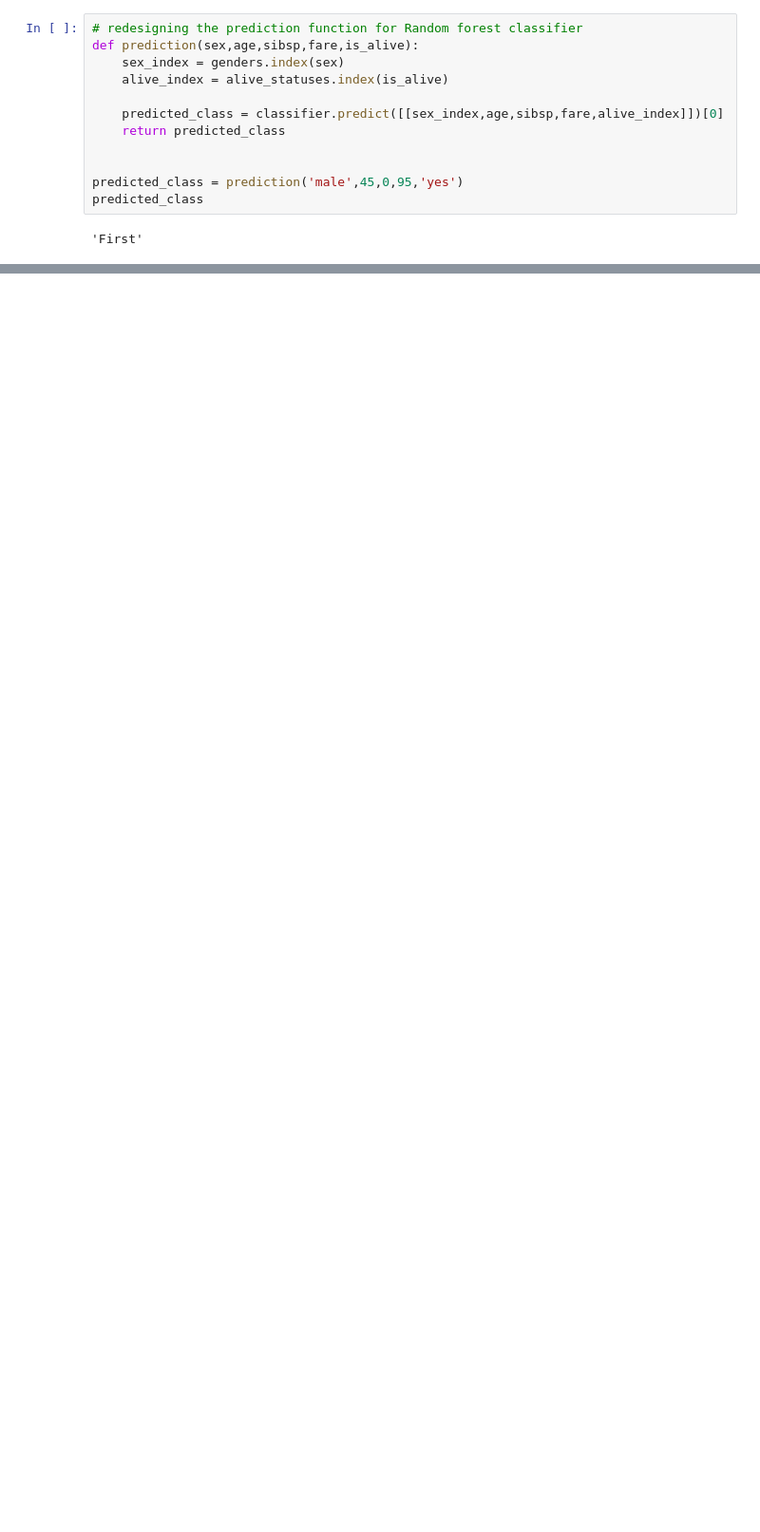
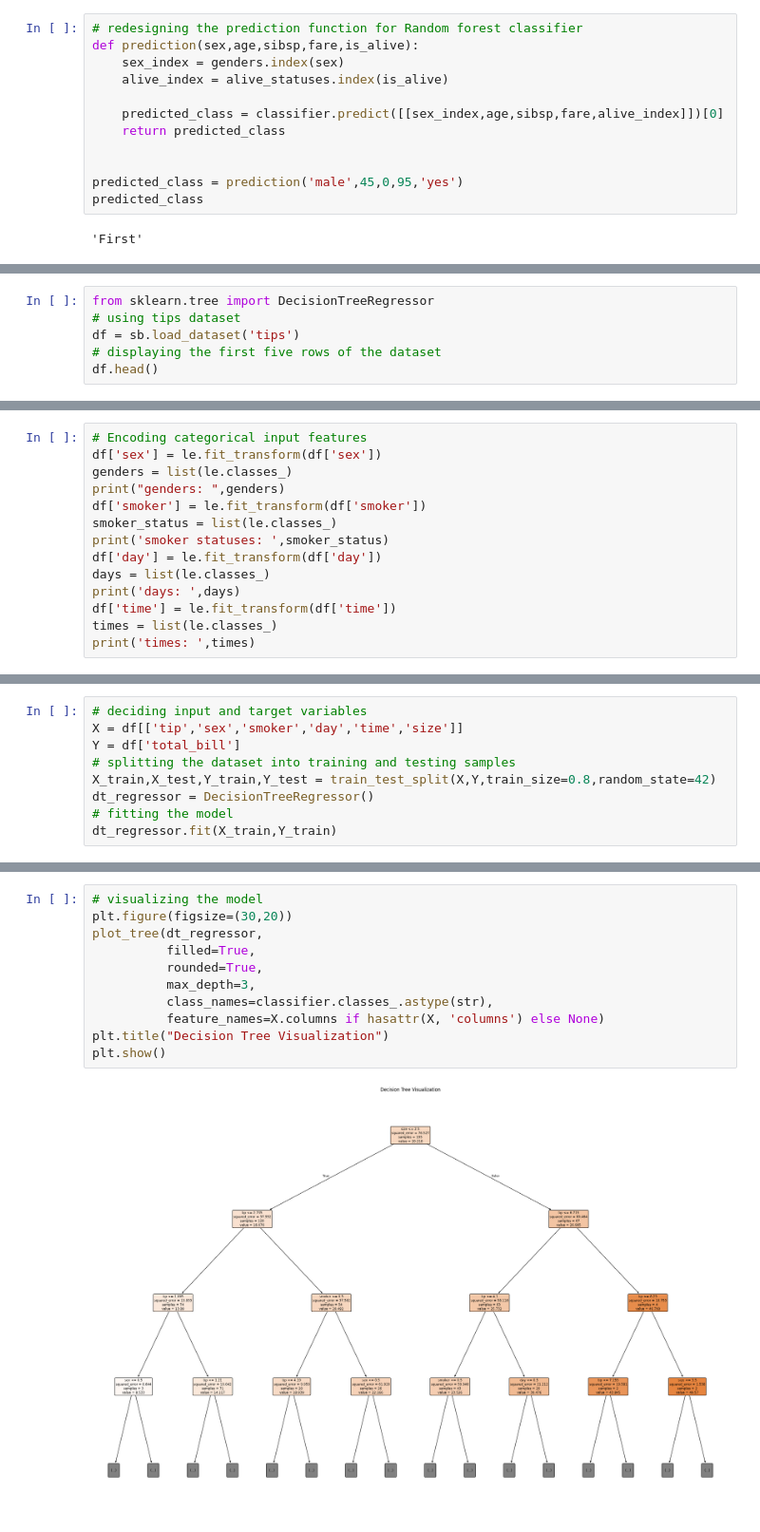
Before and after one commit to SakriyaPyakurel/ML, a Jupyter notebook: supervised_learning/07.ipynb, the cells around one changed output, grey strips where cells are left out. Shown: that part at 95% size. Saved outputs shown, nothing was run; the diff lists cells and outputs as text; blank space fills up the shorter version.

Commit message:
added decision tree and random forest regressor

```diff
--- a/supervised_learning/07.ipynb
+++ b/supervised_learning/07.ipynb
@@ -177,0 +180,6 @@ predicted_class
+# %%
+from sklearn.tree import DecisionTreeRegressor
+# using tips dataset
+df = sb.load_dataset('tips')
+# displaying the first five rows of the dataset
+df.head()
@@ -177,0 +205,14 @@ predicted_class
+# %%
+# Encoding categorical input features
+df['sex'] = le.fit_transform(df['sex'])
+genders = list(le.classes_)
+print("genders: ",genders)
+df['smoker'] = le.fit_transform(df['smoker'])
+smoker_status = list(le.classes_)
+print('smoker statuses: ',smoker_status)
+df['day'] = le.fit_transform(df['day'])
+days = list(le.classes_)
+print('days: ',days)
+df['time'] = le.fit_transform(df['time'])
+times = list(le.classes_)
+print('times: ',times)
@@ -177,0 +224,9 @@ predicted_class
+# %%
+# deciding input and target variables
+X = df[['tip','sex','smoker','day','time','size']]
+Y = df['total_bill']
+# splitting the dataset into training and testing samples
+X_train,X_test,Y_train,Y_test = train_test_split(X,Y,train_size=0.8,random_state=42)
+dt_regressor = DecisionTreeRegressor()
+# fitting the model
+dt_regressor.fit(X_train,Y_train)
@@ -177,0 +248,13 @@ predicted_class
+# %%
+# visualizing the model
+plt.figure(figsize=(30,20))
+plot_tree(dt_regressor,
+          filled=True,
+          rounded=True,
+          max_depth=3,
+          class_names=classifier.classes_.astype(str),
+          feature_names=X.columns if hasattr(X, 'columns') else None)
+plt.title("Decision Tree Visualization")
+plt.show()
+# %% [output]
+[figure, added]
```
Also changed, not shown: parts of 14 cells of this notebook.
